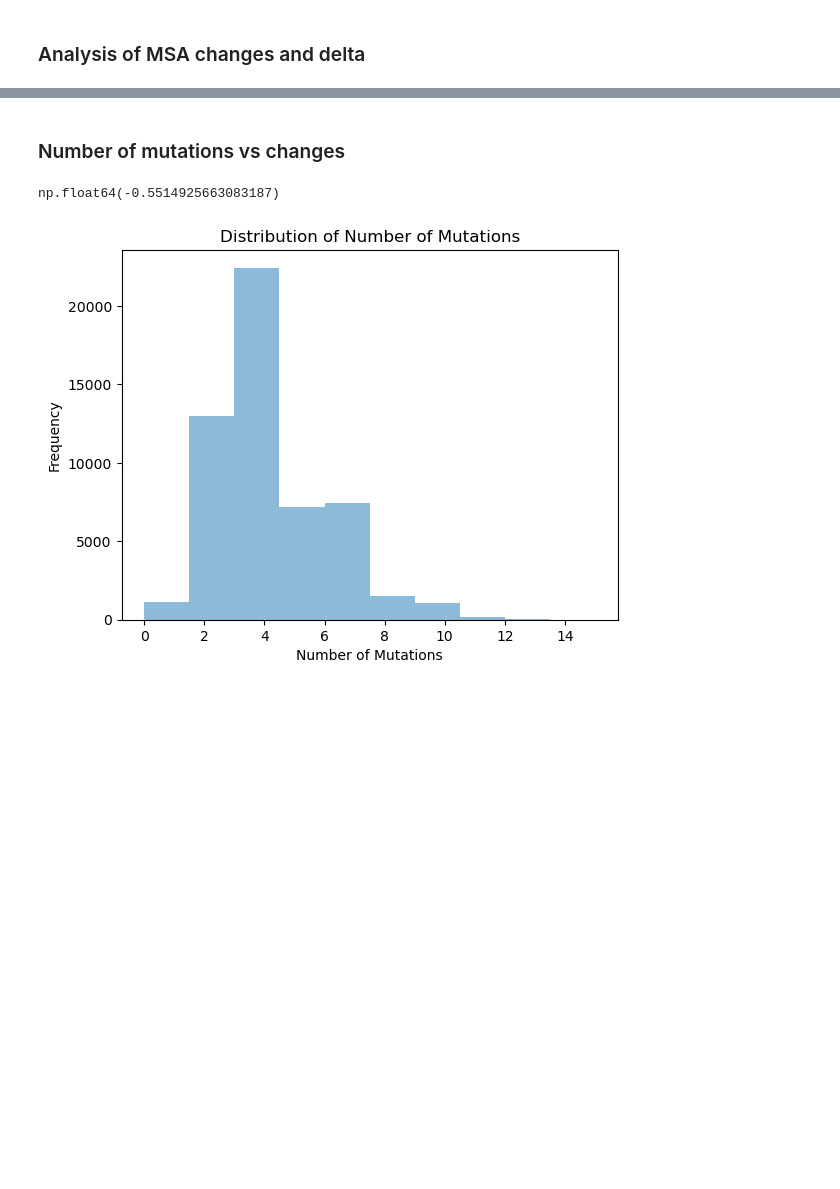
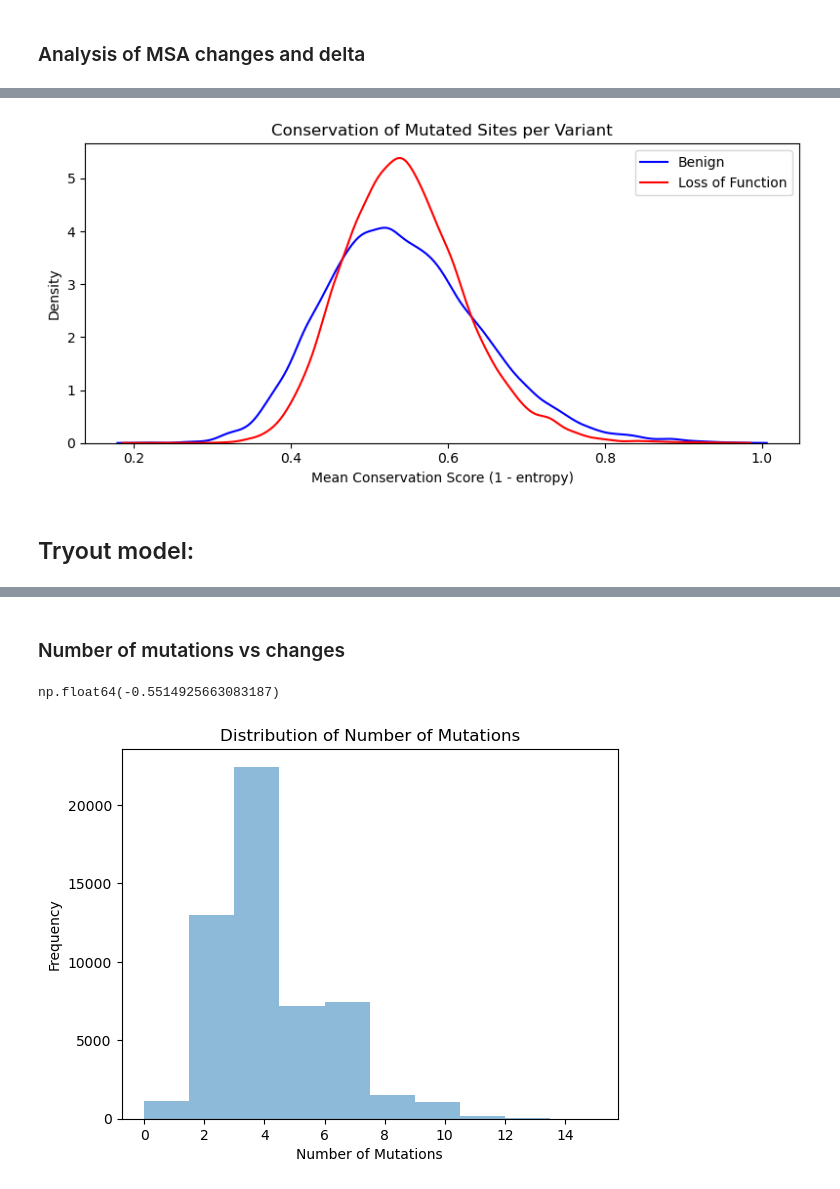
Before and after one commit to Thomasbush9/gfp-structure-prediction, a Jupyter notebook: notebooks/eda.ipynb, the cells around one changed output, grey strips where cells are left out. Saved outputs shown, nothing was run; the diff lists cells and outputs as text; code cells hidden in the pictures; blank space fills up the shorter version.

```diff
--- a/notebooks/eda.ipynb
+++ b/notebooks/eda.ipynb
@@ -91,0 +232,46 @@ sequences = load_a3m_file(msa_path)
+# %%
+def extract_positions_colon(mutation_str):
+    if isinstance(mutation_str, str):
+        mutations = mutation_str.split(":")
+        positions = []
+        for m in mutations:
+            match = re.search(r"[A-Z]+(\d+)[A-Z]+", m)
+            if match:
+                positions.append(int(match.group(1)))
+        return positions
+    return []
+def get_scores_for_mutation_colon(mutation_str, conservation_scores):
+    positions = extract_positions_colon(mutation_str)
+    if positions:
+        scores = [conservation_scores[p - 1] for p in positions if 1 <= p <= len(conservation_scores)]
+        return scores
+# %%
+def get_mean_score(mutation_str, conservation_scores):
+    positions = extract_positions_colon(mutation_str)
+    scores = [conservation_scores[p - 1] for p in positions if 1 <= p <= len(conservation_scores)]
+    return sum(scores) / len(scores) if scores else None
+# %%
+df = dataset.iloc[1:].copy()  # Skip header row if needed
+
+df["mean_score"] = df["aaMutations"].apply(lambda m: get_mean_score(m, conservation_scores))
+df["function"] = df["medianBrightness"].apply(lambda x: "benign" if x > 2 else "lof")
+df_clean = df.dropna(subset=["mean_score"])
+# %%
+import seaborn as sns
+import matplotlib.pyplot as plt
+
+plt.figure(figsize=(8, 4))
+
+sns.kdeplot(data=df_clean[df_clean["function"] == "benign"], x="mean_score", label="Benign", color="blue")
+sns.kdeplot(data=df_clean[df_clean["function"] == "lof"], x="mean_score", label="Loss of Function", color="red")
+
+plt.xlabel("Mean Conservation Score (1 - entropy)")
+plt.ylabel("Density")
+plt.title("Conservation of Mutated Sites per Variant")
+plt.legend()
+plt.tight_layout()
+plt.show()
+# %% [output]
+[figure, added]
+# %% [markdown]
+## Tryout model:
```
Also changed, not shown: parts of 31 cells of this notebook, 5 other files.
